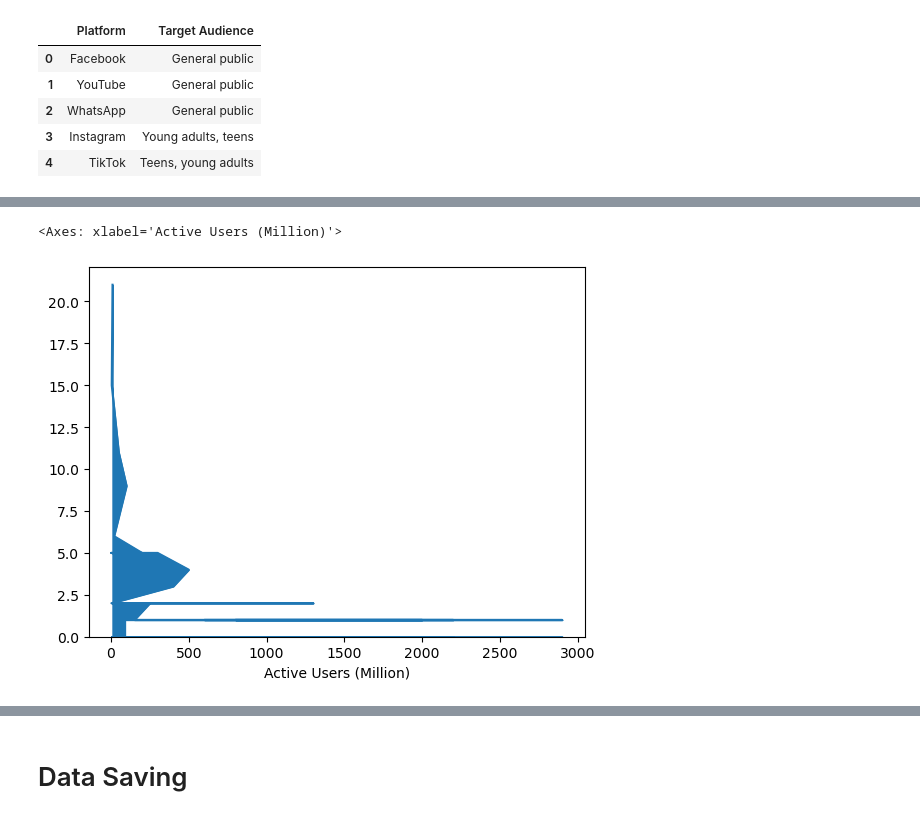
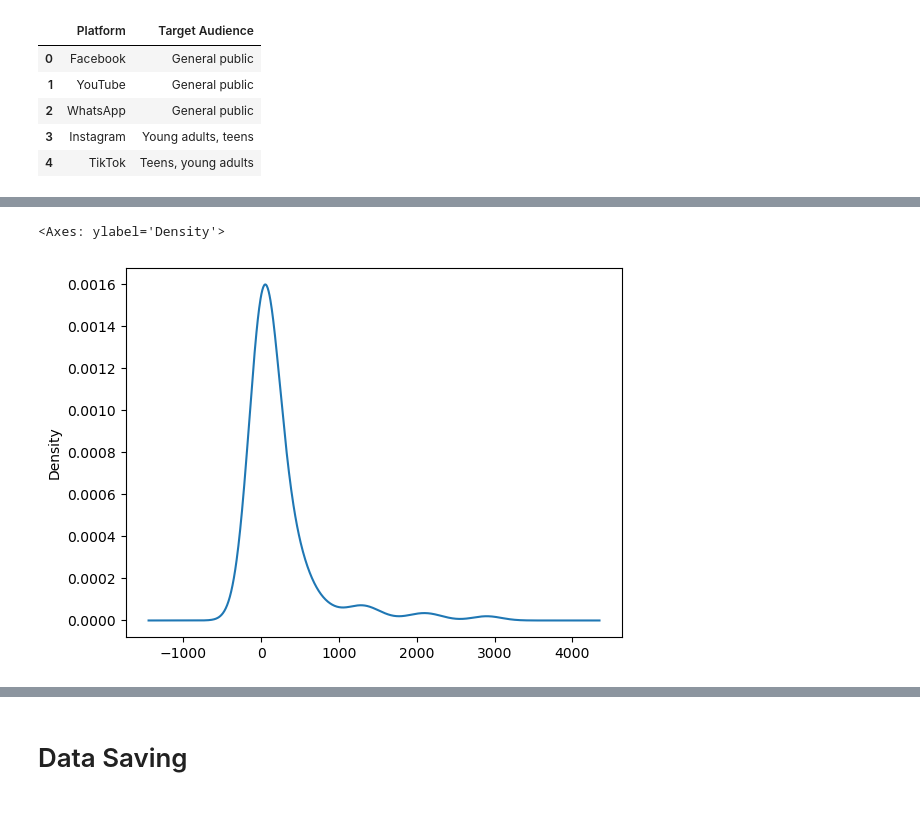
Before and after one commit to Najia1809/BSAI-1B, a Jupyter notebook: data_preprocessing.ipynb, the cells around one changed output, grey strips where cells are left out. Saved outputs shown, nothing was run; the diff lists cells and outputs as text; code cells hidden in the pictures.

```diff
--- a/data_preprocessing.ipynb
+++ b/data_preprocessing.ipynb
@@ -299,5 +304,5 @@ df['Launch Year'].value_counts().plot(kind="barh")
 # %%
-df['Active Users (Million)'].value_counts().plot(kind="area")
+df['Active Users (Million)'].plot(kind="kde")
 # %% [output]
-<Axes: xlabel='Active Users (Million)'>
+<Axes: ylabel='Density'>
-[figure, old version]
+[figure, new version]
```
Also changed, not shown: parts of 17 cells of this notebook.
